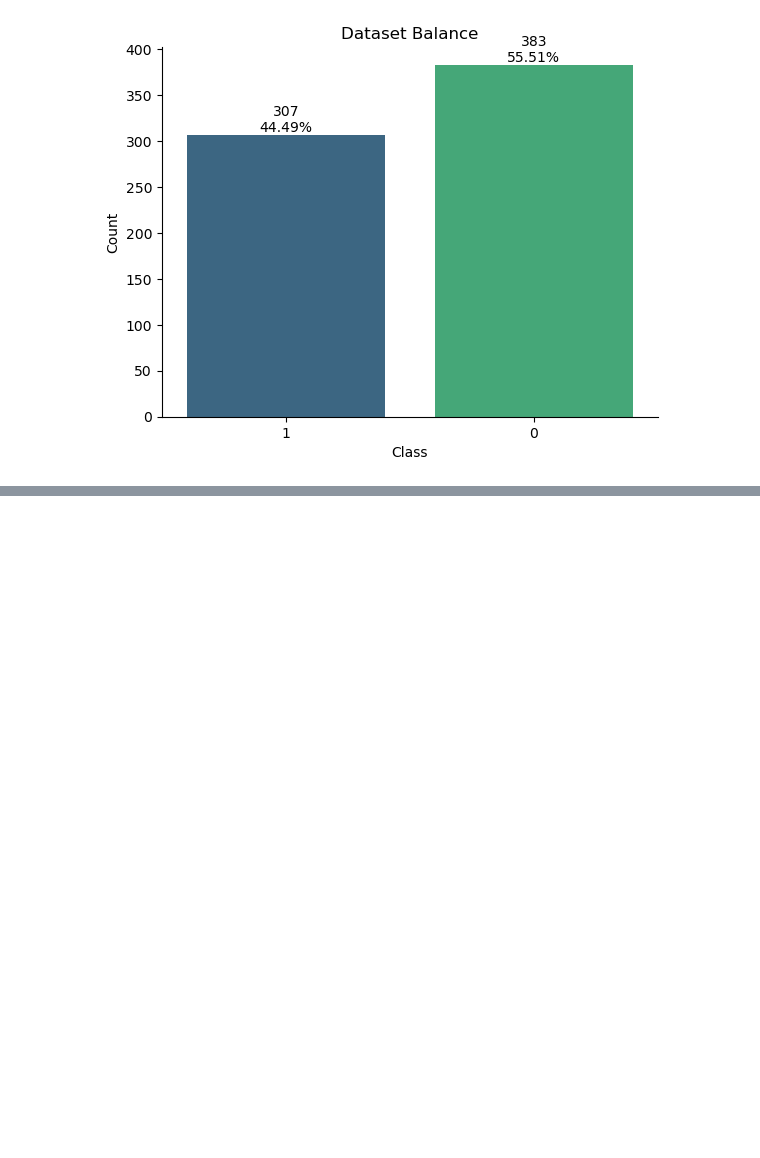
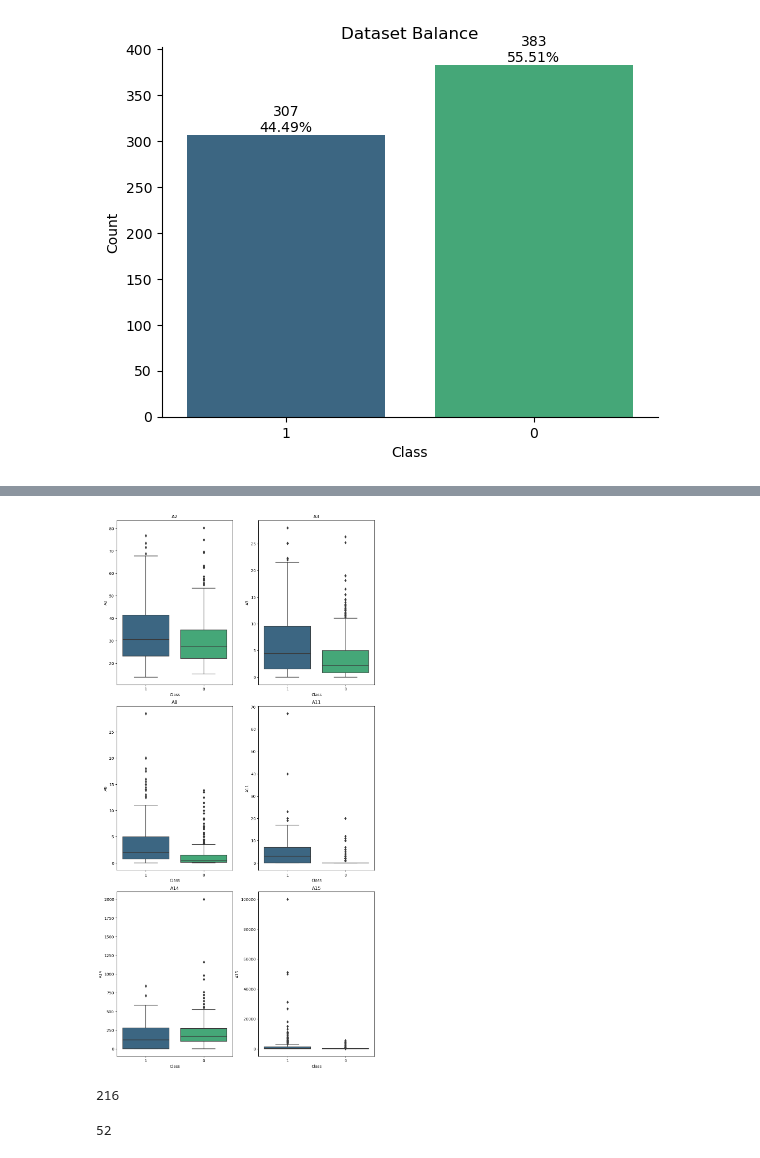
Before and after one commit to dukiptrvc/ml, a Jupyter notebook: prvi-projekat.ipynb, the cells around one changed output, grey strips where cells are left out. Cells and saved outputs as stored; diff of their text form; code cells hidden in the pictures; blank space fills up the shorter version.

```diff
--- a/prvi-projekat.ipynb
+++ b/prvi-projekat.ipynb
@@ -177,0 +278,23 @@ plt.show()
+# %%
+def plot_outliers(df):
+    numerical_features = df.select_dtypes(include=np.number).columns
+    num_features = len(numerical_features)
+    num_cols = 2
+    num_rows = (num_features + num_cols - 1) // num_cols
+
+    fig, axs = plt.subplots(num_rows, num_cols, figsize=(10, 20), constrained_layout=True)
+    axs = axs.flatten()
+
+    for i, col in enumerate(numerical_features):
+        sns.boxplot(y=col, x='Class', data=df, ax=axs[i], palette='viridis')
+        ax=axs[i].set_title(col.capitalize())
+
+    # removing uneccessary (sub)plots
+    for j in range(i + 1, len(axs)):
+        fig.delaxes(axs[j])
+
+    plt.show()
+# %%
+plot_outliers(df)
+# %% [output]
+[figure, added]
@@ -177,0 +319,4 @@ plt.show()
+# %%
+len(outliers_iqr(df))
+# %% [output]
+216
@@ -177,0 +338,4 @@ plt.show()
+# %%
+len(outliers_zscore(df))
+# %% [output]
+52
```
Also changed, not shown: parts of 56 cells of this notebook.
